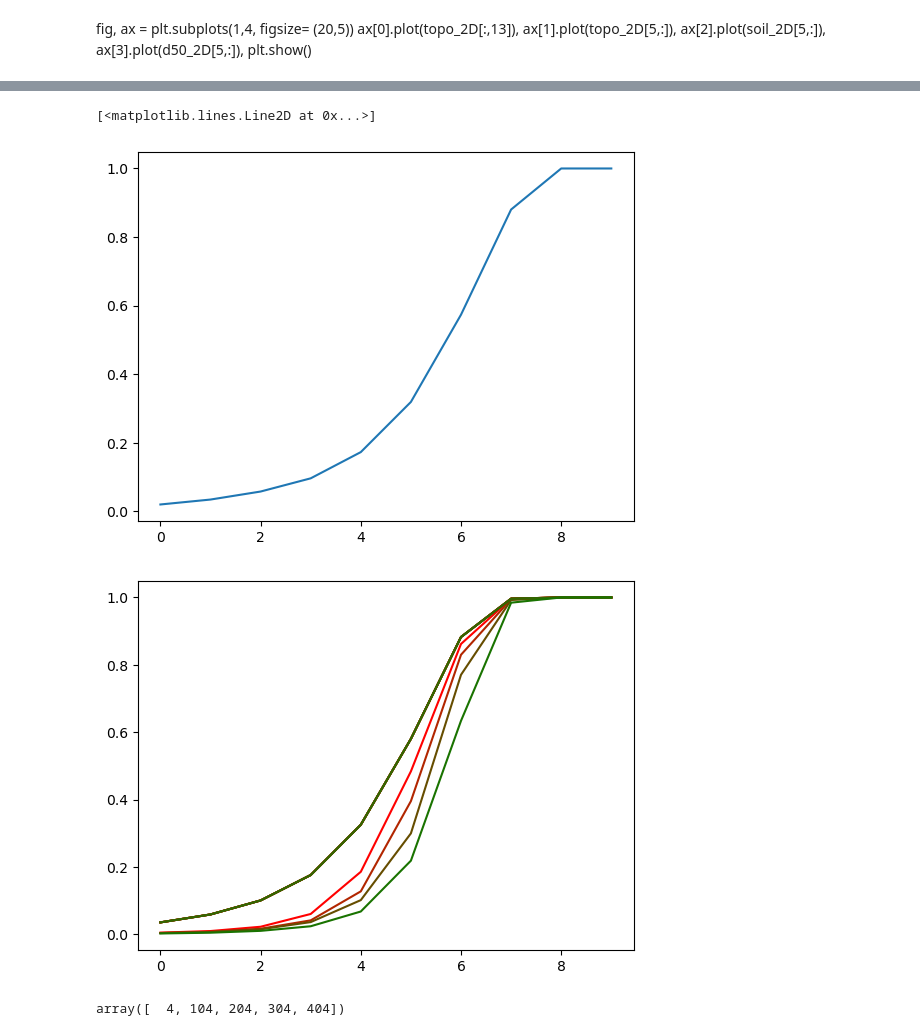
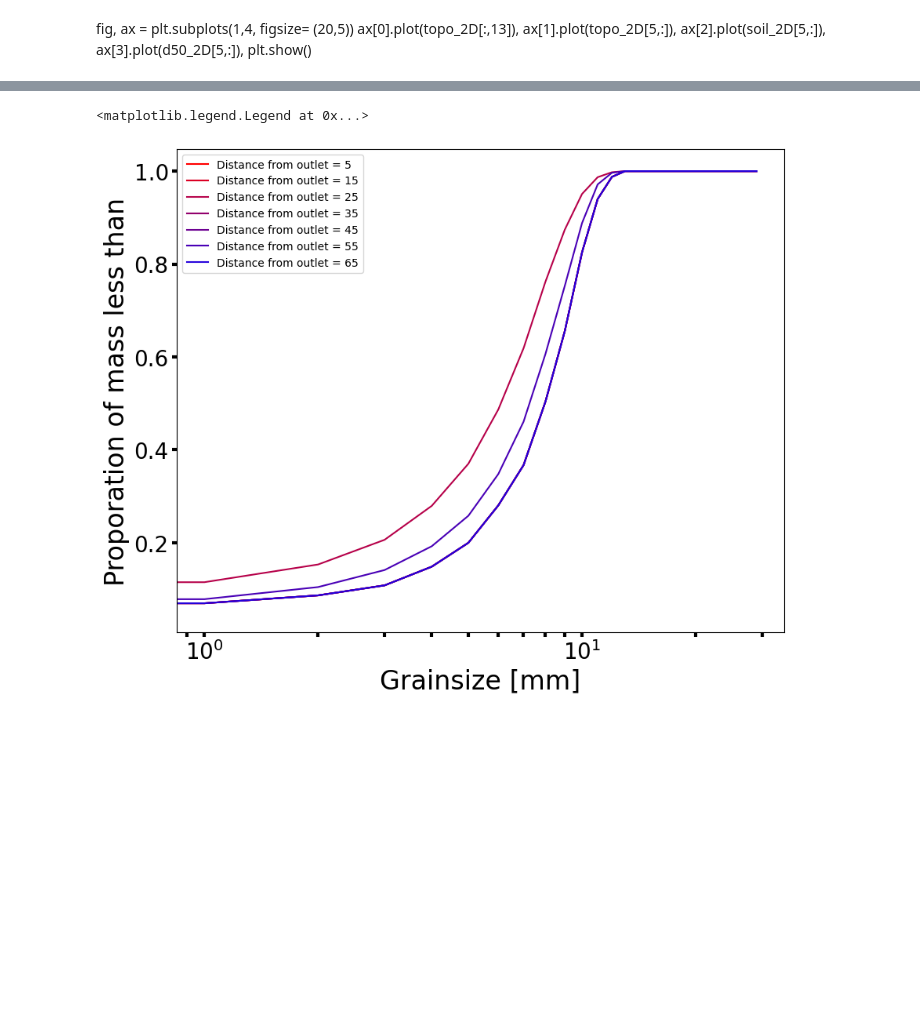
Before and after one commit to yuvalsmilo/DrylandsHillslopeLEM, a Jupyter notebook: DrylandsHillslope_main.ipynb, the cells around one changed output, grey strips where cells are left out. Drawn from its saved outputs; the diff is of its cells as text; code cells hidden in the pictures; blank space fills up the shorter version.

Commit message:
Grainsize plot added

```diff
--- a/DrylandsHillslope_main.ipynb
+++ b/DrylandsHillslope_main.ipynb
@@ -463,9 +303,0 @@ Text(0.5, 1.0, 'Initial topography')
-# %%
-#topo[grid.nodes[50:,1]]+=5
-plt.plot(grid.node_vector_to_raster(grid.at_node['topographic__elevation'])[:,1]),plt.show()
-
-for n in range(1):
-    tl_diff.run_one_step(dt=1)
-
-plt.plot(grid.node_vector_to_raster(grid.at_node['topographic__elevation'])[:,1]),plt.show()
-print(np.min(grid.at_link['hillslope_sediment__unit_volume_flux']))
@@ -686,31 +312,26 @@ array([ 0.20374507,  0.20374507,  0.20374507,  0.20374507,  0.20374507,
-# %%
-
-node = 15
-plt.plot(np.cumsum(grid.at_node['grain__weight'][node ,:]) / np.sum(grid.at_node['grain__weight'][node ,:]))
-# %% [output]
-[<matplotlib.lines.Line2D at 0x...>]
-[figure, removed]
 # %%
-nodes = np.arange(4,100,10)
-import matplotlib as mpl
+nodes = np.arange(5,70,20)
 
-
-def colorFader(c1,c2,mix=0): #fade (linear interpolate) from color c1 (at mix=0) to c2 (mix=1)
+def colorFader(c1,c2,mix=0):
     c1=np.array(mpl.colors.to_rgb(c1))
     c2=np.array(mpl.colors.to_rgb(c2))
     return mpl.colors.to_hex((1-mix)*c1 + mix*c2)
 
-c1='red' #red
-c2='green' #green
+c1='red'
+c2='blue'
 colors = []
+fig, ax = plt.subplots(1,1, figsize=(10,8))
 for n in range(np.size(nodes)):
     colors.append(colorFader(c1,c2,n/np.size(nodes)))
 
 for node,color in zip(nodes,colors):
-    plt.plot(np.cumsum(grid.at_node['grain__weight'][node ,:]) / np.sum(grid.at_node['grain__weight'][node ,:]), color= color)
+    ax.plot(np.cumsum(grid.at_node['grain__weight'][node ,:]) / np.sum(grid.at_node['grain__weight'][node ,:]),
+             color= color, label = 'Distance from outlet = ' + str(node))
+ax.set_xscale('log')
+ax.set_xlabel('Grainsize [mm]', fontsize=24)
+ax.set_ylabel('Proporation of mass less than', fontsize=24)
+ax.tick_params(which = 'both',width=3, length=4, labelsize=20)
+ax.legend()
 # %% [output]
+<matplotlib.legend.Legend at 0x...>
-[figure, old version]
+[figure, new version]
-# %%
-np.arange(4,500,100)
-# %% [output]
-array([  4, 104, 204, 304, 404])
```
Also changed, not shown: parts of 23 cells of this notebook, 2 other files.
